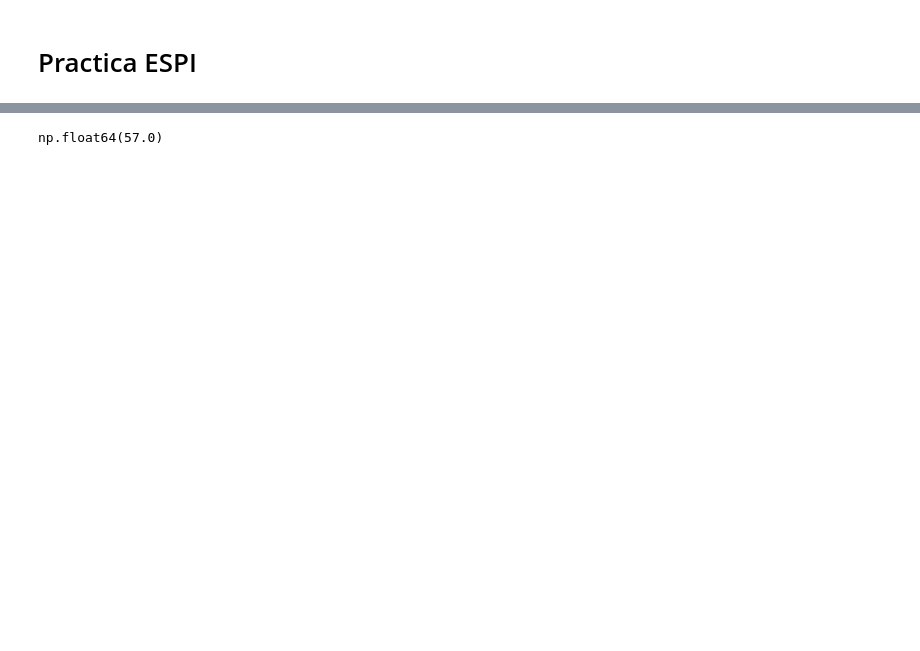
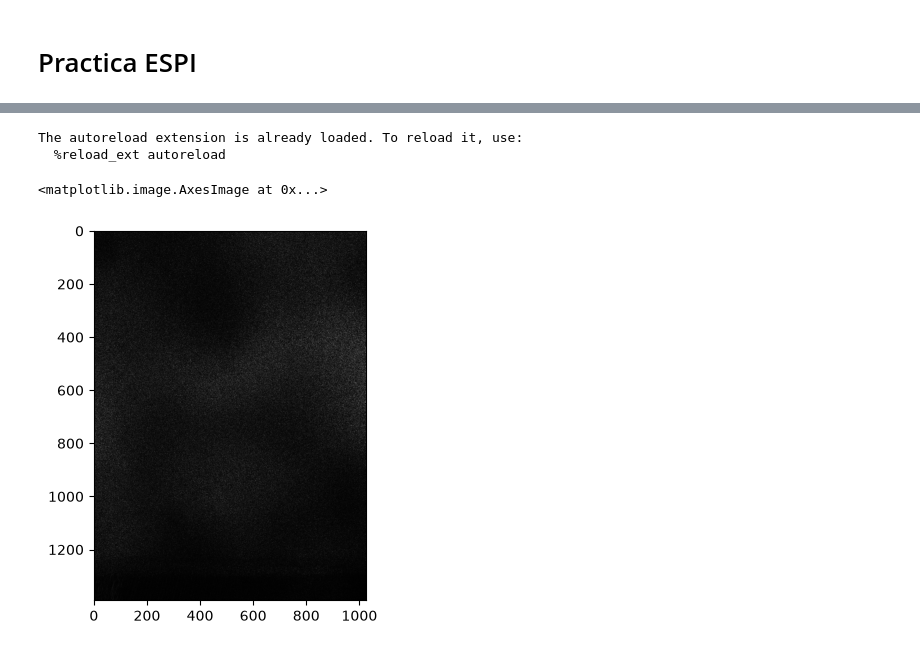
Before and after one commit to RojasG4mer/Metrologia_Optica_2026, a Jupyter notebook: Practica ESPI/Practica_ESPI.ipynb, the cells around one changed output, grey strips where cells are left out. Cells and saved outputs as stored; diff of their text form; code cells hidden in the pictures; blank space fills up the shorter version.

```diff
--- a/Practica ESPI/Practica_ESPI.ipynb
+++ b/Practica ESPI/Practica_ESPI.ipynb
@@ -18,4 +27,24 @@ plt.imshow(son1)
 # %%
-np.min(ref1)
+%load_ext autoreload
+%autoreload 2
+
+import sys
+import os
+
+# 2. Le decimos a Python que mire "una carpeta hacia atrás" (..) y entre a PCO_PixelFly
+ruta_pco = os.path.abspath('../PCO_PixelFly')
+
+if ruta_pco not in sys.path:
+    sys.path.append(ruta_pco)
+# Biblioteca propia
+from procesamiento import filtros_en_frecuencia
+from procesamiento import operaciones_basicas
 # %% [output]
-np.float64(57.0)
+The autoreload extension is already loaded. To reload it, use:
+  %reload_ext autoreload
+# %%
+resta1 = operaciones_basicas.restar_consecutivas(ref1, son1)
+plt.imshow(resta1, cmap='gray')
+# %% [output]
+<matplotlib.image.AxesImage at 0x...>
+[figure, added]
```
Also changed, not shown: parts of 11 cells of this notebook, 16 other files.
